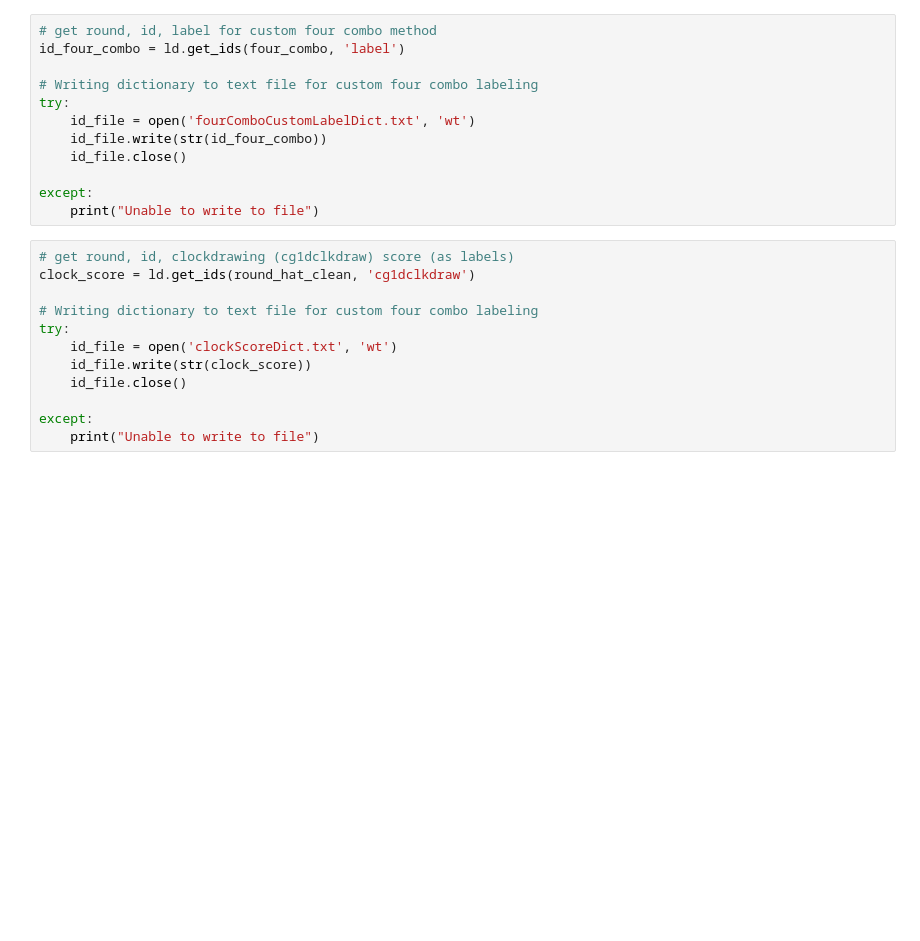
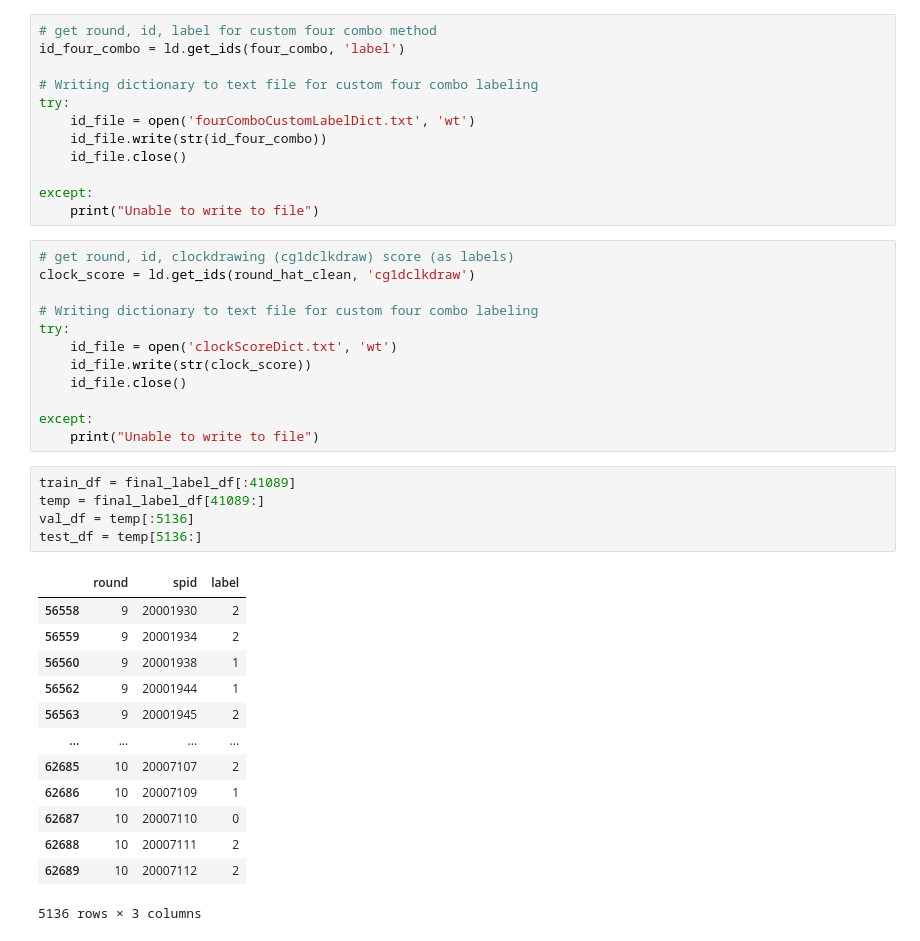
Before and after one commit to ian-byrne/MADSmilestone2, a Jupyter notebook: Labeling/Cleaning_labeling.ipynb, the cells around one changed output. Cells and saved outputs as stored; diff of their text form; blank space fills up the shorter version.

```diff
--- a/Labeling/Cleaning_labeling.ipynb
+++ b/Labeling/Cleaning_labeling.ipynb
@@ -546,3 +558,22 @@ try:
 
 except:
     print("Unable to write to file")
+# %%
+train_df = final_label_df[:41089]
+temp = final_label_df[41089:]
+val_df = temp[:5136]
+test_df = temp[5136:]
+# %% [output]
+|  | round | spid | label |
+| 56558 | 9 | 20001930 | 2 |
+| 56559 | 9 | 20001934 | 2 |
+| 56560 | 9 | 20001938 | 1 |
+| 56562 | 9 | 20001944 | 1 |
+| 56563 | 9 | 20001945 | 2 |
+| ... | ... | ... | ... |
+| 62685 | 10 | 20007107 | 2 |
+| 62686 | 10 | 20007109 | 1 |
+| 62687 | 10 | 20007110 | 0 |
+| 62688 | 10 | 20007111 | 2 |
+| 62689 | 10 | 20007112 | 2 |
+5136 rows × 3 columns
```
Also changed, not shown: parts of 6 cells of this notebook.
